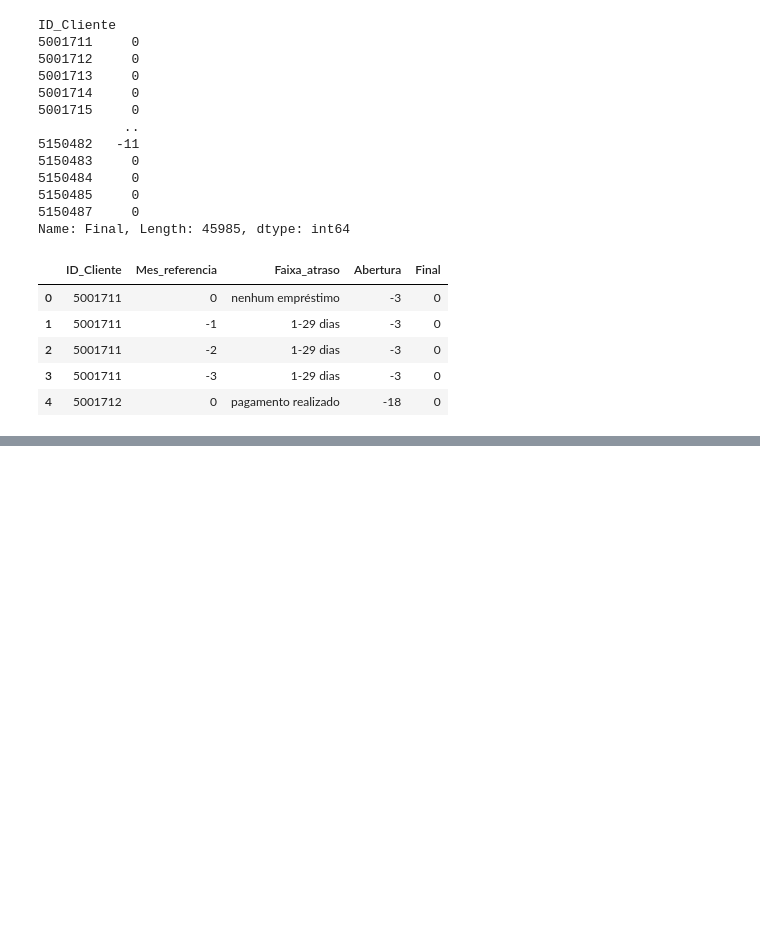
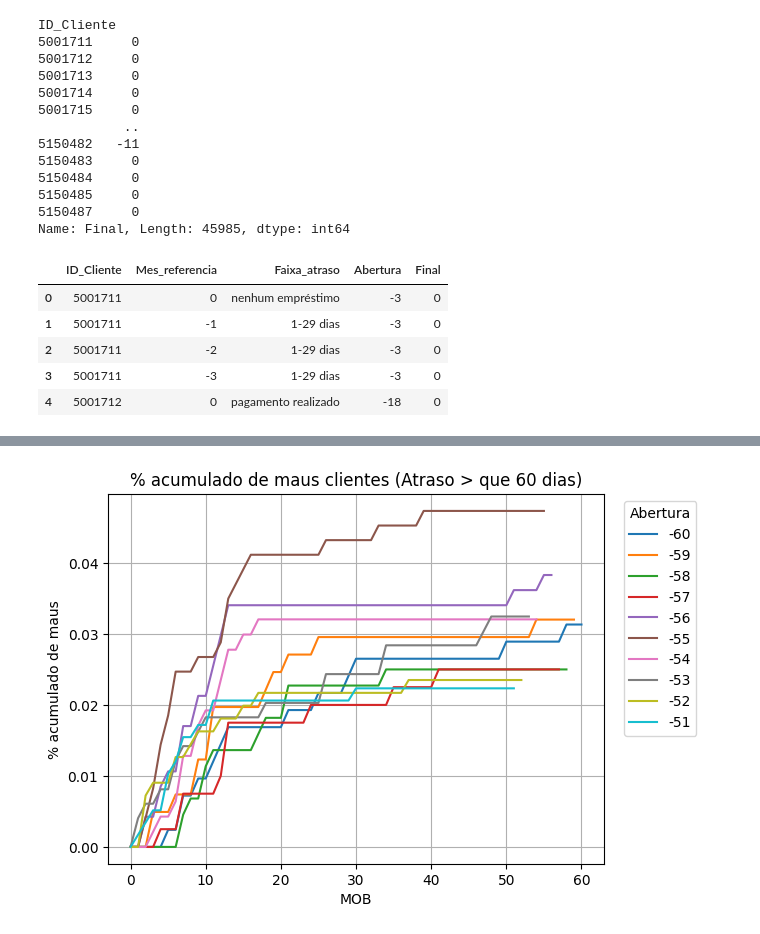
Before and after one commit to ailaendo/fase4_postech, a Jupyter notebook: Deploy de aplicações/fase4_credito.ipynb, the cells around one changed output, grey strips where cells are left out. Drawn from its saved outputs; the diff is of its cells as text; code cells hidden in the pictures; blank space fills up the shorter version.

```diff
--- a/Deploy de aplicações/fase4_credito.ipynb
+++ b/Deploy de aplicações/fase4_credito.ipynb
@@ -384,0 +470,5 @@ df_clientes_aprovados.head()
+# %%
+#agrupando pela abertura e o MOB (quanto tempo o crédito está aberto)
+df_vintage = df_clientes_aprovados.groupby(['Abertura','MOB']).apply(lambda X: X['ID_Cliente'].count()).reset_index()
+df_vintage.columns = ['Abertura','MOB','Qtd_Clientes']
+df_vintage
@@ -384,0 +489,7 @@ df_clientes_aprovados.head()
+# %%
+#unindo duas tabelas
+#merge = fução de unir
+#on = mostra oq vai unir as duas tabela, oq eles tem em comum
+#how = lugar que vai ficar a coluna "Abertura"
+df_vintage = pd.merge(df_vintage[['Abertura','MOB']], df_denominador, on = ['Abertura'], how = 'left')
+df_vintage
@@ -384,0 +521,12 @@ df_clientes_aprovados.head()
+# %%
+df_vintage['Qtd_Mau'] = np.nan #apenas valores nulos
+
+for j in range(-60,1): #todos os meses
+    ls = [] #lista vazia
+    for i in range(0,61): #todos o mob
+        due = list(df_clientes_aprovados.query('Mau == 1 and MOB == @i and Abertura == @j')['ID_Cliente']) #criando lista onde o mau seja igual a 1, mob igual a i e abertura igual a j
+        ls.extend(due) #unir as listas
+        df_vintage.loc[(df_vintage['MOB'] == i) & (df_vintage['Abertura'] == j), 'Qtd_Mau'] = len(set(ls))
+
+df_vintage['Taxa_de_Mau']  = df_vintage['Qtd_Mau'] / df_vintage['Qtd_clientes']
+df_vintage
@@ -384,0 +547,6 @@ df_clientes_aprovados.head()
+# %%
+df_vintage_pivot = df_vintage.pivot(index = 'Abertura',
+                             columns = 'MOB',
+                             values = 'Taxa_de_Mau')
+
+df_vintage_pivot
@@ -384,0 +570,10 @@ df_clientes_aprovados.head()
+# %%
+lst = [i for i in range(0,61)]
+df_vintage_pivot[lst].T.iloc[:,:10].plot(legend = True, grid = True, title = '% acumulado de maus clientes (Atraso > que 60 dias)')
+
+plt.xlabel('MOB')
+plt.ylabel('% acumulado de maus')
+plt.legend(bbox_to_anchor=(1.2, 1), title='Abertura')
+plt.show()
+# %% [output]
+[figure, added]
```
Also changed, not shown: parts of 26 cells of this notebook, 9 other files.
